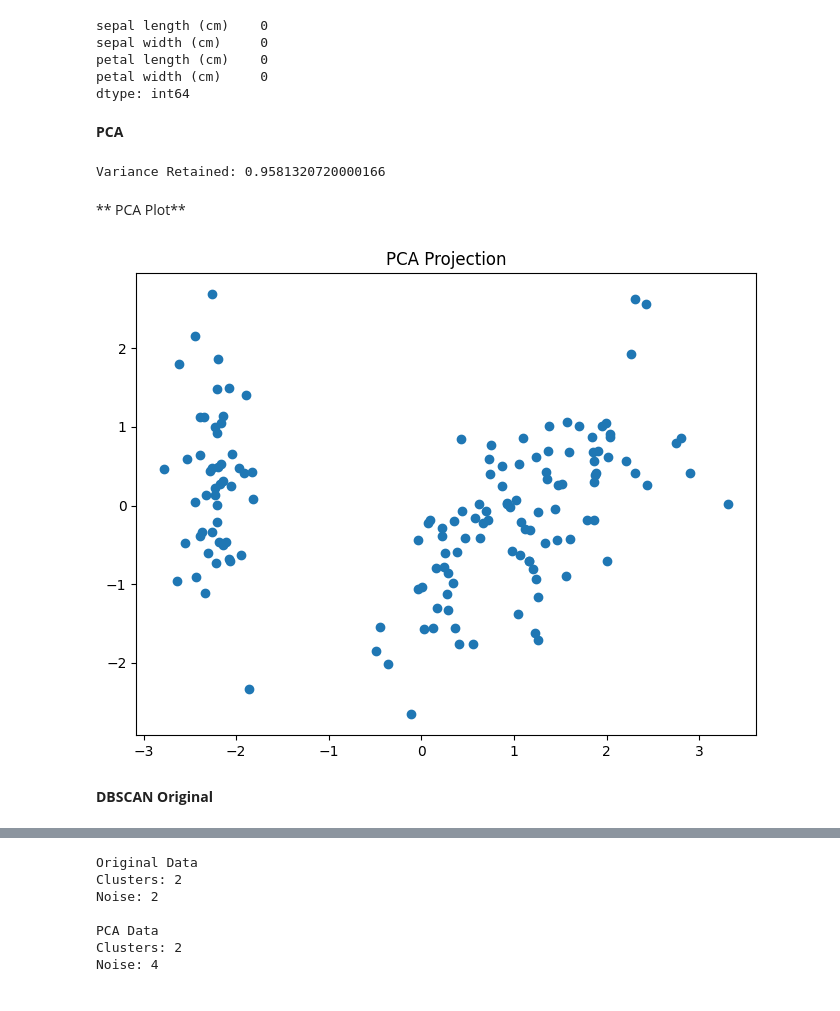
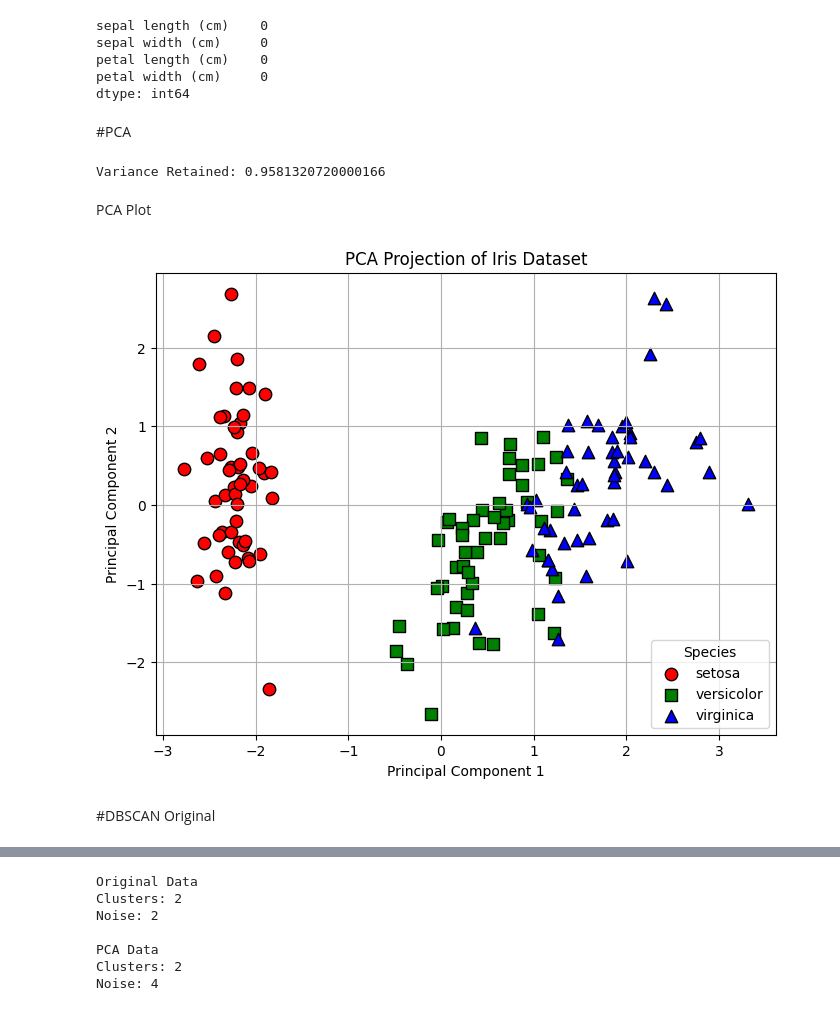
Before and after one commit to esraamosalman22-arch/activity-3, a Jupyter notebook: activity_3.ipynb, the cells around one changed output, grey strips where cells are left out. Saved outputs shown, nothing was run; the diff lists cells and outputs as text; code cells hidden in the pictures.

```diff
--- a/activity_3.ipynb
+++ b/activity_3.ipynb
@@ -45,7 +45,7 @@ petal length (cm)    0
 petal width (cm)     0
 dtype: int64
 # %% [markdown]
-**PCA**
+#PCA
 # %%
 
 pca = PCA(n_components=2)
@@ -57,26 +57,37 @@ sum(pca.explained_variance_ratio_)
 )
 # %% [output]
 Variance Retained: 0.9581320720000166
-# %% [markdown]
-** PCA Plot**
-# %%
-
-plt.figure(figsize=(8,6))
-
-plt.scatter(
-X_pca[:,0],
-X_pca[:,1]
-)
-
-plt.title("PCA Projection")
-plt.show()
-# %% [output]
-[figure, removed]
+# %% [markdown]
+PCA Plot
+# %%
+plt.figure(figsize=(8,6))
+
+colors = ['red', 'green', 'blue']
+markers = ['o', 's', '^']
+
+for i, target_name in enumerate(iris.target_names):
+    plt.scatter(
+        X_pca[iris.target == i, 0],
+        X_pca[iris.target == i, 1],
+        color=colors[i],
+        marker=markers[i],
+        s=80,
+        edgecolors='black',
+        label=target_name
+    )
+
+plt.xlabel("Principal Component 1")
+plt.ylabel("Principal Component 2")
+plt.title("PCA Projection of Iris Dataset")
+
+plt.legend(title="Species")
+plt.grid(True)
+
+plt.show()
+# %% [output]
+[figure, added]
 # %% [markdown]
-
-
-
-**DBSCAN Original**
+#DBSCAN Original
 # %%
 db_original=DBSCAN(
 eps=1.1,
```
Also changed, not shown: parts of 15 cells of this notebook.
